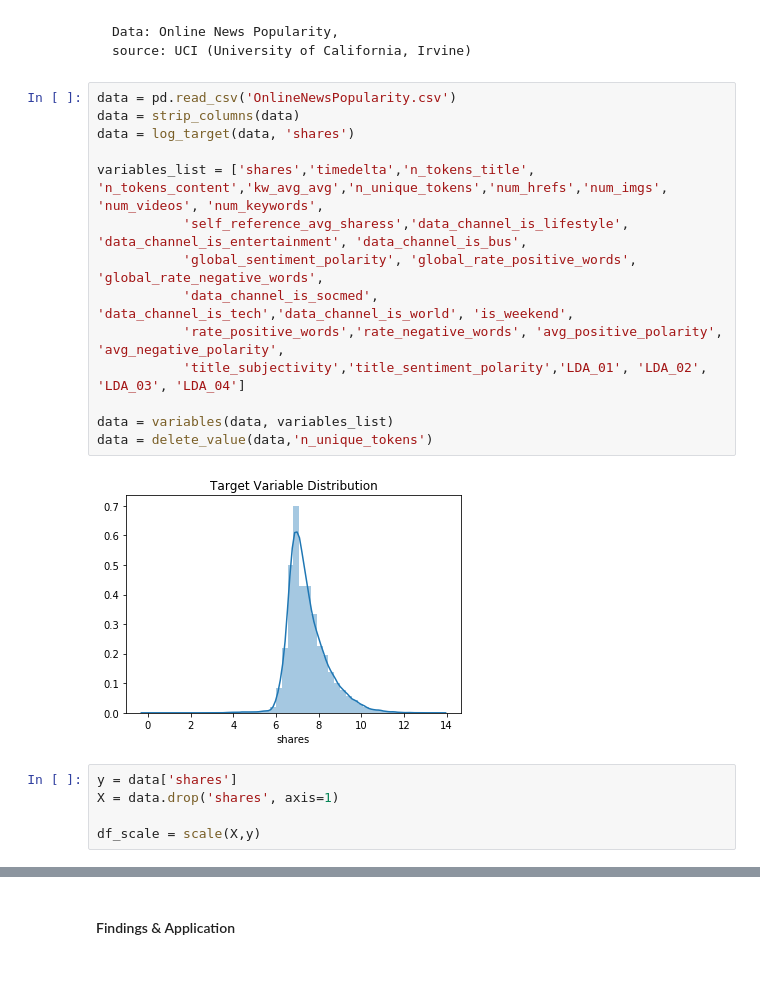
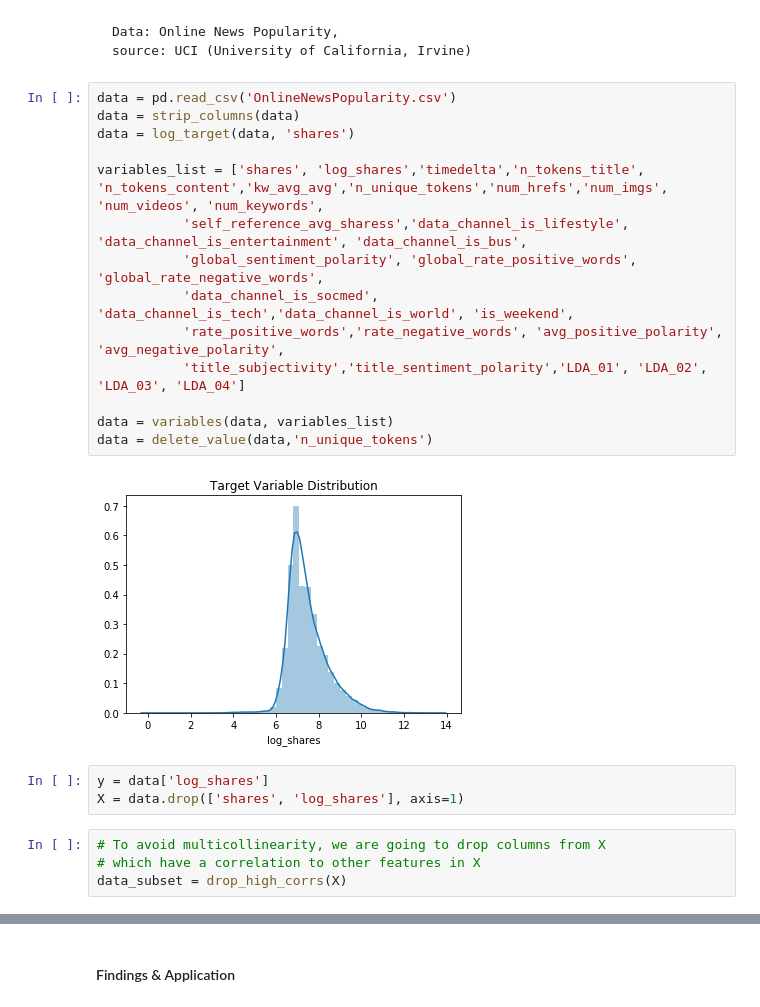
Before and after one commit to aroayeo/Predicting-Online-News-Popularity, a Jupyter notebook: Mod 4 project notebook.ipynb, the cells around one changed output, grey strips where cells are left out. Cells and saved outputs as stored; diff of their text form; blank space fills up the shorter version.

```diff
--- a/Mod 4 project notebook.ipynb
+++ b/Mod 4 project notebook.ipynb
@@ -38,21 +34,23 @@ from cleaning import *
 # %%
 data = pd.read_csv('OnlineNewsPopularity.csv')
 data = strip_columns(data)
 data = log_target(data, 'shares')
 
-variables_list = ['shares','timedelta','n_tokens_title', 'n_tokens_content','kw_avg_avg','n_unique_tokens','num_hrefs','num_imgs', 'num_videos', 'num_keywords',
+variables_list = ['shares', 'log_shares','timedelta','n_tokens_title', 'n_tokens_content','kw_avg_avg','n_unique_tokens','num_hrefs','num_imgs', 'num_videos', 'num_keywords',
            'self_reference_avg_sharess','data_channel_is_lifestyle', 'data_channel_is_entertainment', 'data_channel_is_bus',
            'global_sentiment_polarity', 'global_rate_positive_words', 'global_rate_negative_words',
            'data_channel_is_socmed', 'data_channel_is_tech','data_channel_is_world', 'is_weekend',
            'rate_positive_words','rate_negative_words', 'avg_positive_polarity', 'avg_negative_polarity',
            'title_subjectivity','title_sentiment_polarity','LDA_01', 'LDA_02', 'LDA_03', 'LDA_04']
 
 data = variables(data, variables_list)
 data = delete_value(data,'n_unique_tokens')
 # %% [output]
-[figure, old version]
+[figure, new version]
 # %%
-y = data['shares']
-X = data.drop('shares', axis=1)
-
-df_scale = scale(X,y)
+y = data['log_shares']
+X = data.drop(['shares', 'log_shares'], axis=1)
+# %%
+# To avoid multicollinearity, we are going to drop columns from X
+# which have a correlation to other features in X
+data_subset = drop_high_corrs(X)
```
Also changed, not shown: parts of 17 cells of this notebook, 3 other files.
